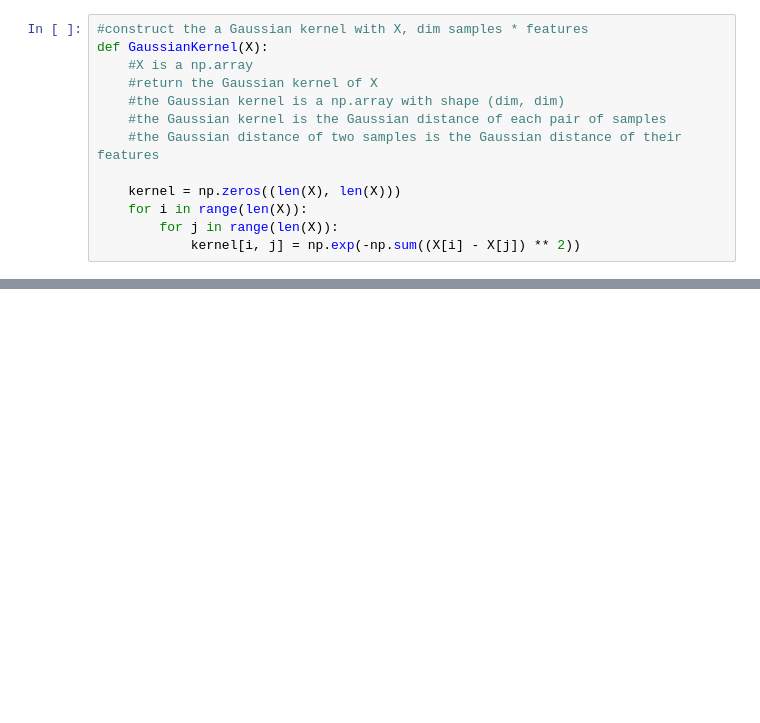
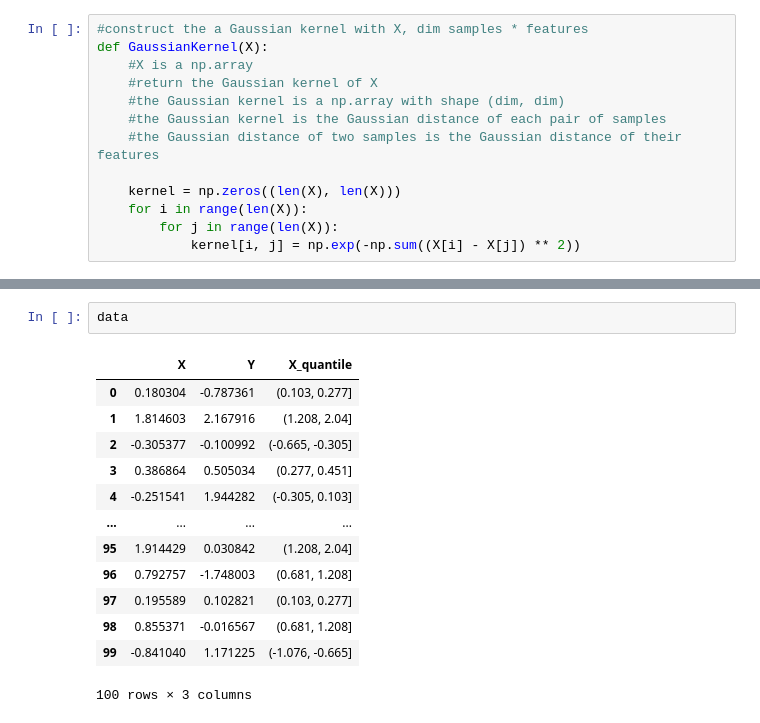
Before and after one commit to binweiyan/code, a Jupyter notebook: Untitled-1.ipynb, the cells around one changed output, grey strips where cells are left out. Saved outputs shown, nothing was run; the diff lists cells and outputs as text; blank space fills up the shorter version.

```diff
--- a/Untitled-1.ipynb
+++ b/Untitled-1.ipynb
@@ -420,0 +472,16 @@ def GaussianKernel(X):
+# %%
+data
+# %% [output]
+|  | X | Y | X_quantile |
+| 0 | 0.180304 | -0.787361 | (0.103, 0.277] |
+| 1 | 1.814603 | 2.167916 | (1.208, 2.04] |
+| 2 | -0.305377 | -0.100992 | (-0.665, -0.305] |
+| 3 | 0.386864 | 0.505034 | (0.277, 0.451] |
+| 4 | -0.251541 | 1.944282 | (-0.305, 0.103] |
+| ... | ... | ... | ... |
+| 95 | 1.914429 | 0.030842 | (1.208, 2.04] |
+| 96 | 0.792757 | -1.748003 | (0.681, 1.208] |
+| 97 | 0.195589 | 0.102821 | (0.103, 0.277] |
+| 98 | 0.855371 | -0.016567 | (0.681, 1.208] |
+| 99 | -0.841040 | 1.171225 | (-1.076, -0.665] |
+100 rows × 3 columns
```
Also changed, not shown: parts of 2 cells of this notebook.
